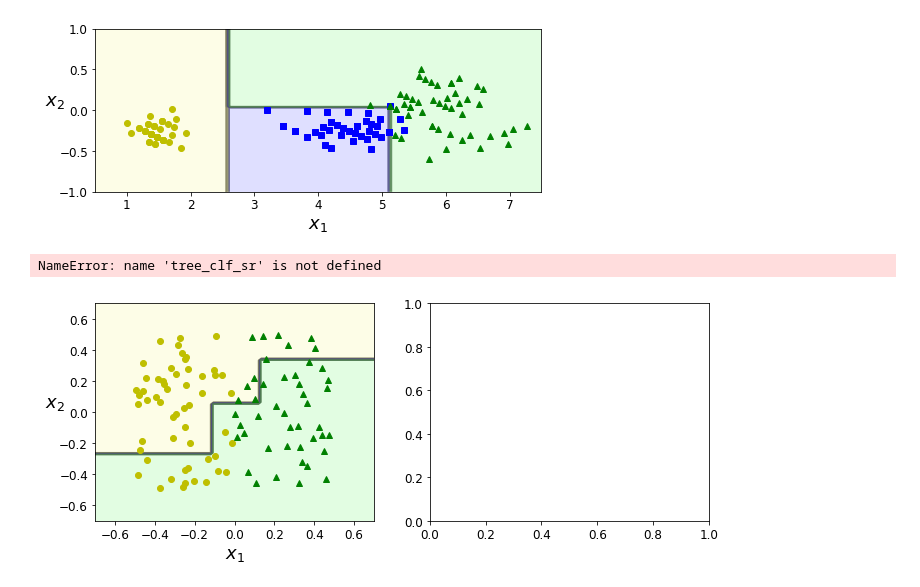
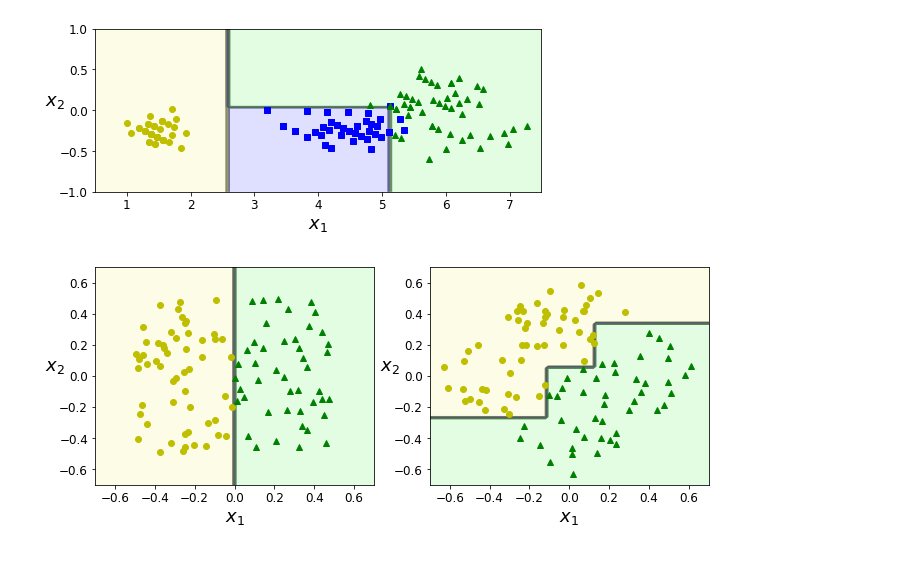
Before and after one commit to bartezz32/tensorflow-anaconda, a Jupyter notebook: chapter6/Decision_Trees.ipynb, the cells around one changed output. Cells and saved outputs as stored; diff of their text form; code cells hidden in the pictures.

```diff
--- a/chapter6/Decision_Trees.ipynb
+++ b/chapter6/Decision_Trees.ipynb
@@ -169,26 +169,25 @@ plt.show()
 # %%
 #Sensitivity to rotated data
 np.random.seed(6)
 Xs = np.random.rand(100, 2) - 0.5
 ys = (Xs[:, 0] > 0).astype(np.float32) * 2
 
 angle = np.pi / 4
 rotation_matrix = np.array([[np.cos(angle), -np.sin(angle)], [np.sin(angle), np.cos(angle)]])
 Xsr = Xs.dot(rotation_matrix)
 
 tree_clf_s = DecisionTreeClassifier(random_state=42)
 tree_clf_s.fit(Xs, ys)
-tree_clf_s = DecisionTreeClassifier(random_state=42)
-tree_clf_s.fit(Xsr, ys)
+tree_clf_sr = DecisionTreeClassifier(random_state=42)
+tree_clf_sr.fit(Xsr, ys)
 
 
 plt.figure(figsize=(11, 4))
 plt.subplot(121)
 plot_decision_boundary(tree_clf_s, Xs, ys, axes=[-0.7, 0.7, -0.7, 0.7], iris=False)
 plt.subplot(122)
 plot_decision_boundary(tree_clf_sr, Xsr, ys, axes=[-0.7, 0.7, -0.7, 0.7], iris=False)
 
 plt.show()
 # %% [output]
-NameError: name 'tree_clf_sr' is not defined
-[figure, old version]
+[figure, new version]
```
